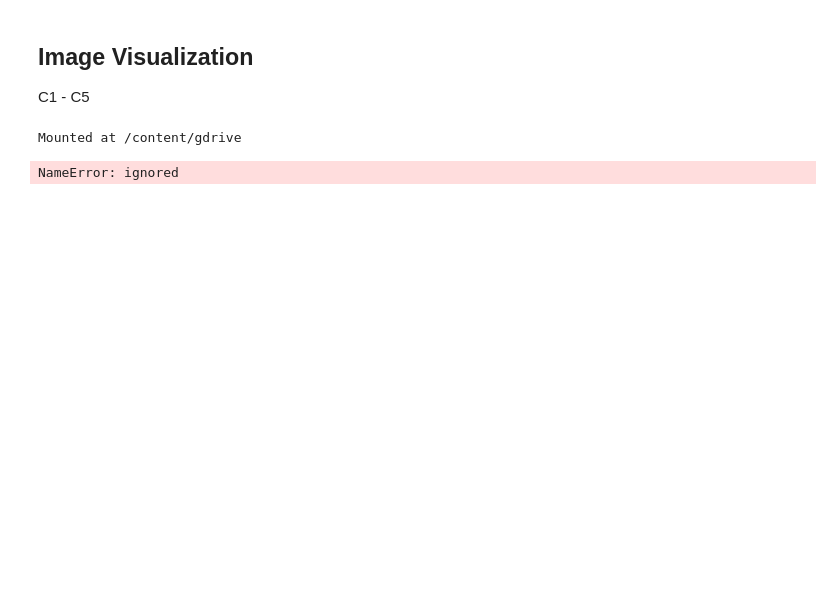
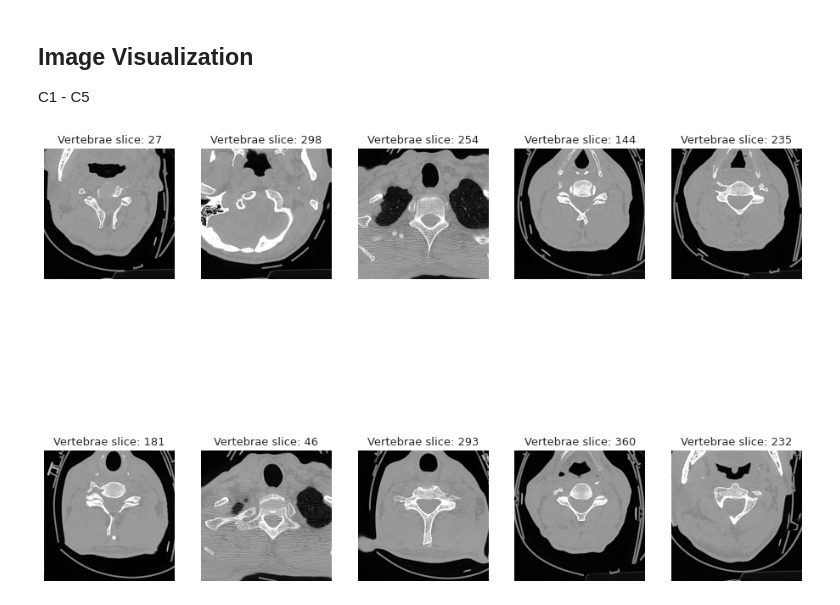
Before and after one commit to hatzav-ox/rsna-cervical-spine_poetry, a Jupyter notebook: notebooks/Cervical_Spine_EDA.ipynb, the cells around one changed output. Cells and saved outputs as stored; diff of their text form; code cells hidden in the pictures; blank space fills up the shorter version.

```diff
--- a/notebooks/Cervical_Spine_EDA.ipynb
+++ b/notebooks/Cervical_Spine_EDA.ipynb
@@ -199,13 +199,8 @@ WARNING:matplotlib.legend:No handles with labels found to put in legend.
 # %% [markdown]
 ## Image Visualization
 C1 - C5
-# %%
-from google.colab import drive
-drive.mount('/content/gdrive')
-# %% [output]
-Mounted at /content/gdrive
 # %%
-def rand_clothes(path, number, random_state):
+def rand_verteb(path, number, random_state):
     '''Function to load the images and randomly select a given size of images
         path: which folder the images are in
         number: how many images to to select
@@ -219,7 +214,7 @@ def rand_clothes(path, number, random_state):
     files = [i.name for i in files]
     return np.random.choice(files, size=number, replace=False)
 
-files_j = rand_clothes("/content/gdrive/MyDrive/Tutorial_Session/hadavands_minions/train_images/1.2.826.0.1.3680043.14", 400, 123)
+files = rand_verteb("/content/gdrive/MyDrive/Tutorial_Session/hadavands_minions/train_images/1.2.826.0.1.3680043.14", 400, 123)
 # %%
 #code adopted from LBA assignment
 def img_to_arr(imgs, path):
@@ -242,21 +237,22 @@ def img_to_arr(imgs, path):
 
     return flattened
 # %%
-jerseys = img_to_arr(files_j, '/content/gdrive/MyDrive/Tutorial_Session/hadavands_minions/train_images/1.2.826.0.1.3680043.14/')
+vertebs = img_to_arr(files, '/content/gdrive/MyDrive/Tutorial_Session/hadavands_minions/train_images/1.2.826.0.1.3680043.14/')
 # %%
 #display some of the images
 # initializing the subplots
-fig, axs = plt.subplots(1, 5, figsize=(20, 15))
+fig, axs = plt.subplots(2, 5, figsize=(16, 12))
 
 #flatteen the axis
 axs = axs.flatten()
 
-# look at random selected jerseys
-range_j = np.random.randint(0, len(jerseys), 10)
+# look at random selected vertebs
+range_j = np.random.randint(0, len(vertebs), 10)
 for p, ax in zip(range_j, axs):
 
     #resize the matrix to the same shape as the images and rotate
-    ax.imshow(Image.fromarray(jerseys[p,0].reshape(360,360)))
-    ax.set_title(f'Jersey Index: {p+1}', size=13)
+    ax.imshow(Image.fromarray(vertebs[p,0].reshape(360,360)), cmap='Greys_r')
+    ax.set_title(f'Vertebrae slice: {p+1}', size=13)
+    ax.axis('off')
 # %% [output]
-NameError: ignored
+[figure, added]
```
Also changed, not shown: parts of 2 cells of this notebook.
